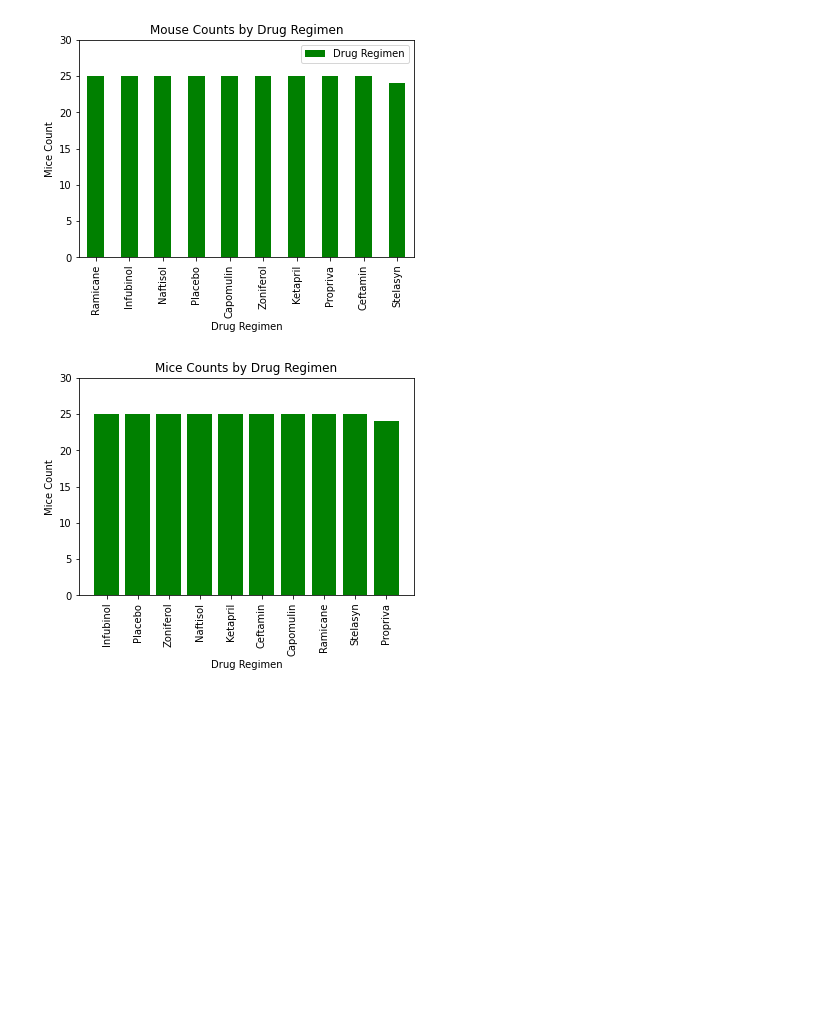
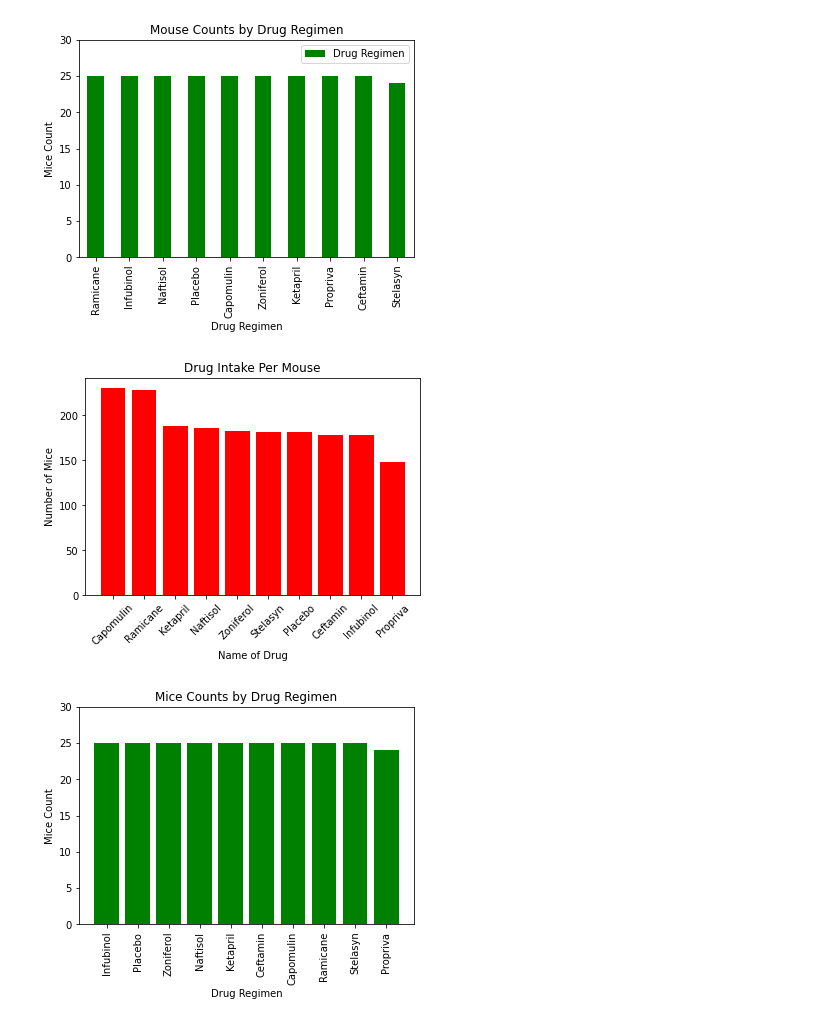
Before and after one commit to aowinfrey1/Matplotlib_challenge, a Jupyter notebook: pymaceuticals_starter.ipynb, the cells around one changed output. Saved outputs shown, nothing was run; the diff lists cells and outputs as text; code cells hidden in the pictures; blank space fills up the shorter version.

```diff
--- a/pymaceuticals_starter.ipynb
+++ b/pymaceuticals_starter.ipynb
@@ -216,6 +213,15 @@ print(len(cleaned_data["Mouse ID"].unique()))
 # plot the mouse counts for each drug using pandas
 # %% [output]
 [figure]
+# %%
+plt.bar(counts.index.values, counts.values, color="r", align="center")
+plt.xlabel("Name of Drug")
+plt.xticks(rotation = 45)
+plt.ylabel("Number of Mice")
+plt.title("Drug Intake Per Mouse")
+plt.show()
+# %% [output]
+[figure, added]
 # %%
 # Generate a bar plot showing the total number of measurements taken on each drug regimen using pyplot.
 # plot the bar graph of mice count per drug regimen
```
Also changed, not shown: parts of 21 cells of this notebook.
